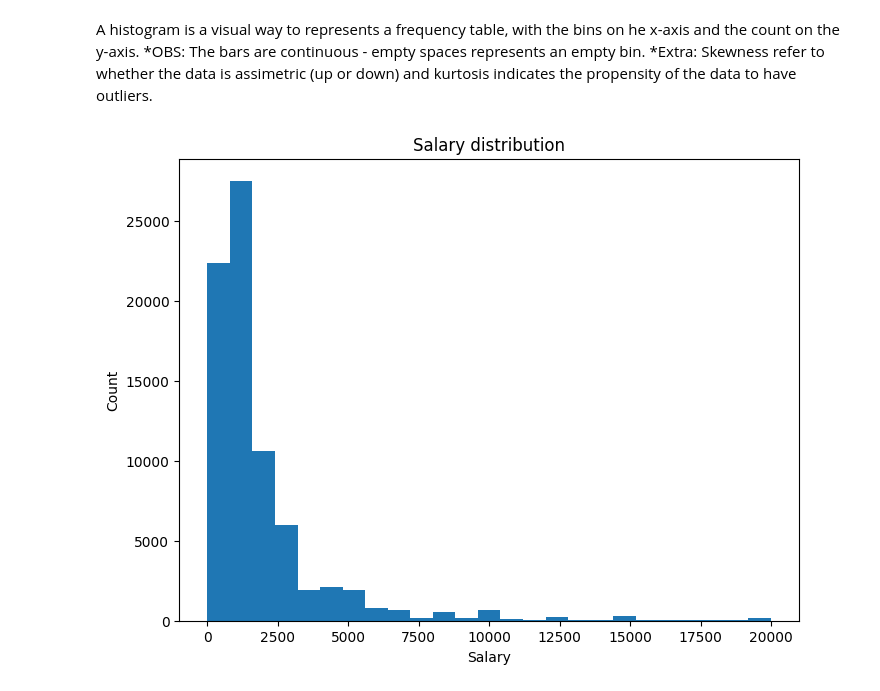
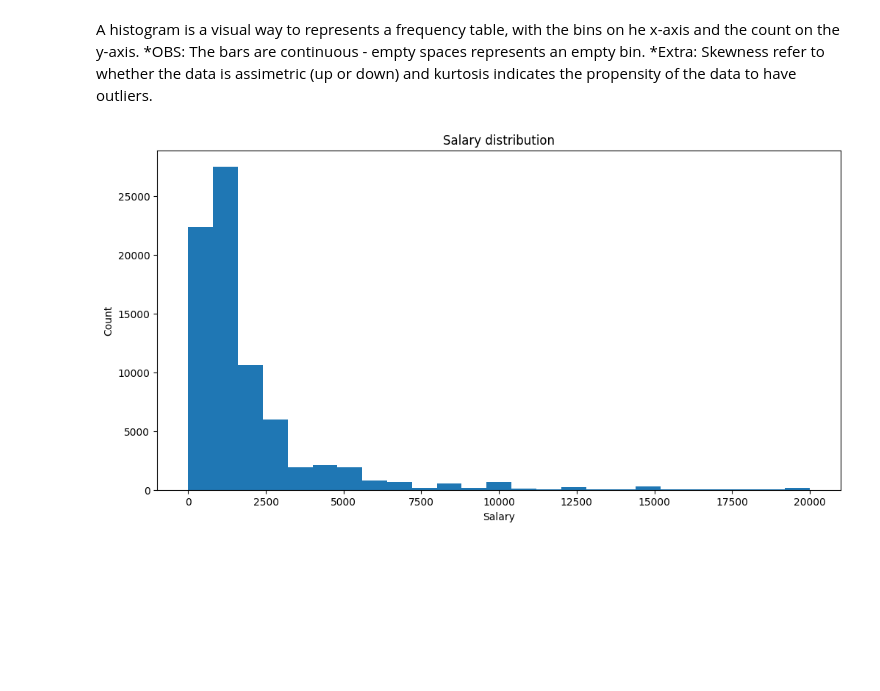
Before and after one commit to gdserafini/pratical-statistics, a Jupyter notebook: src/1-exploratory-data-analysis/exploratory_data_analysis.ipynb, the cells around one changed output. Cells and saved outputs as stored; diff of their text form; code cells hidden in the pictures; blank space fills up the shorter version.

```diff
--- a/src/1-exploratory-data-analysis/exploratory_data_analysis.ipynb
+++ b/src/1-exploratory-data-analysis/exploratory_data_analysis.ipynb
@@ -188,11 +189,11 @@ Name: count, dtype: int64
 # %% [markdown]
 A histogram is a visual way to represents a frequency table, with the bins on he x-axis and the count on the y-axis. *OBS: The bars are continuous - empty spaces represents an empty bin. *Extra: Skewness refer to whether the data is assimetric (up or down) and kurtosis indicates the propensity of the data to have outliers.
 # %%
-plt.figure(figsize=(8,6))
+plt.figure(figsize=(12,6))
 until_20k_salary['Salary'].plot(kind='hist', bins=25)
 plt.title('Salary distribution')
 plt.xlabel('Salary')
 plt.ylabel('Count')
 plt.show()
 # %% [output]
-[figure, old version]
+[figure, new version]
```
Also changed, not shown: parts of 4 cells of this notebook, 2 other files.
